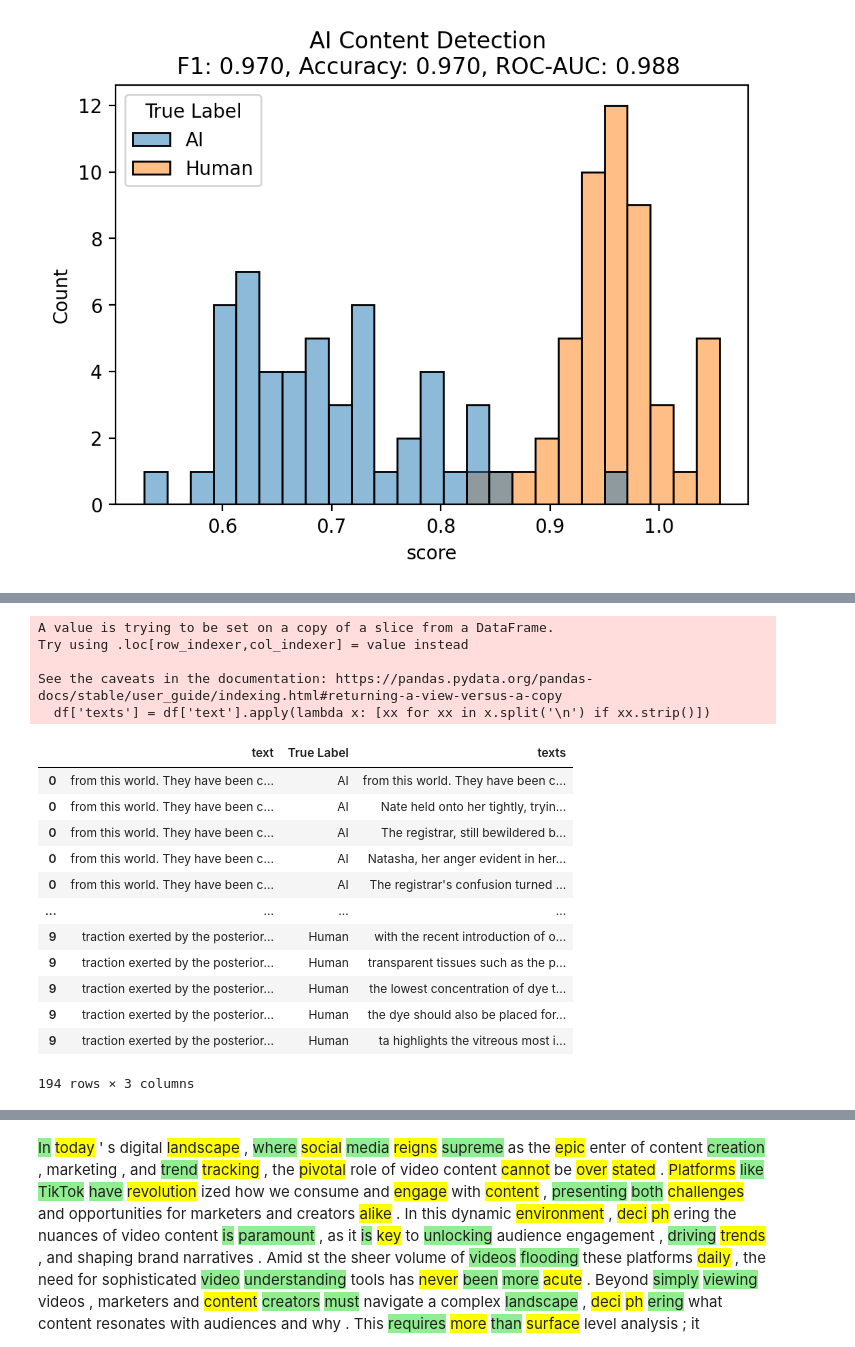
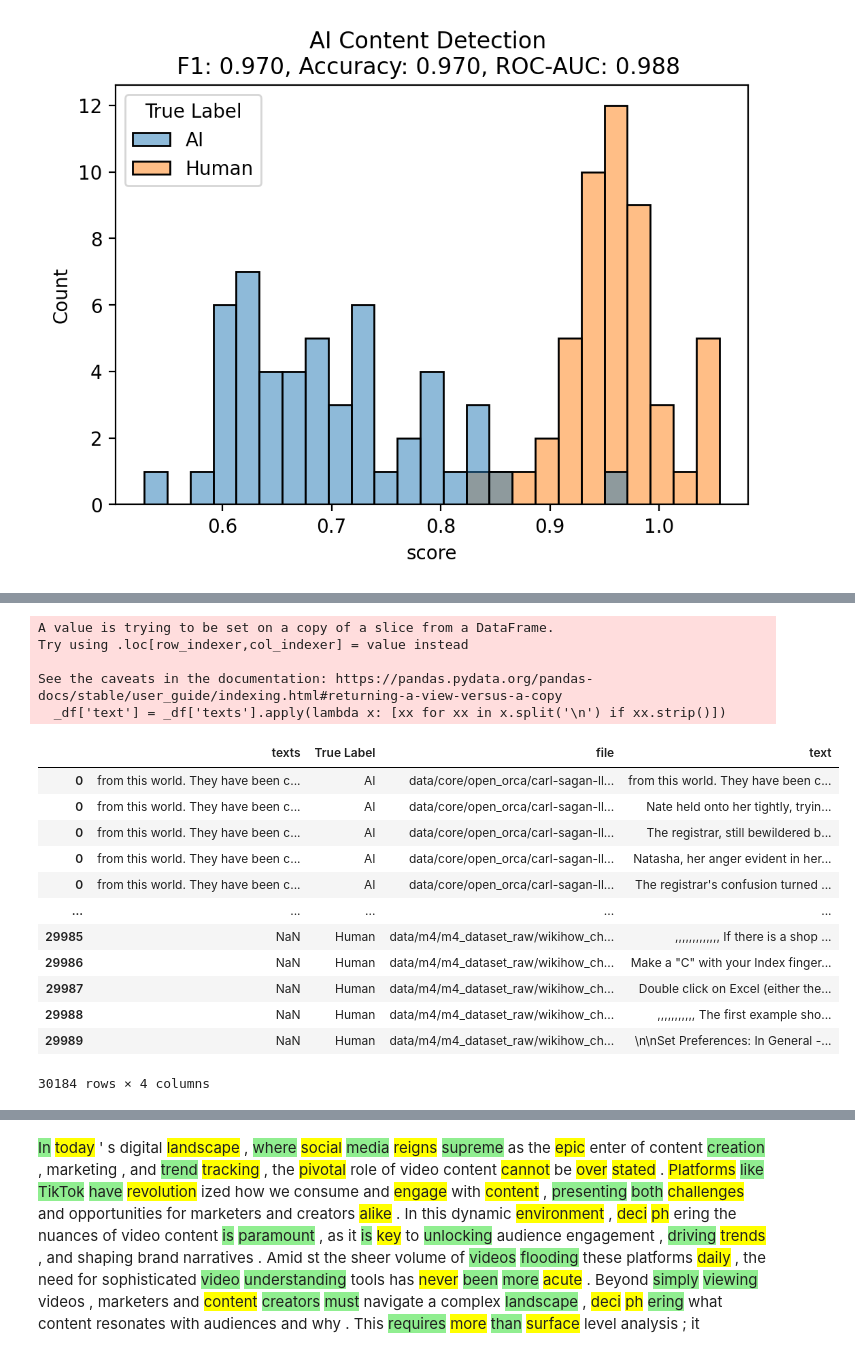
Before and after one commit to wangjing0/ai_detector, a Jupyter notebook: detector.ipynb, the cells around one changed output, grey strips where cells are left out. Cells and saved outputs as stored; diff of their text form; code cells hidden in the pictures.

```diff
--- a/detector.ipynb
+++ b/detector.ipynb
@@ -266,0 +271,7 @@ len(filenames)
+# %%
+with open('data/m4/m4_dataset_raw/yelp_review_2800.json', 'r') as f:
+    data = json.load(f)
+
+df = pandas.DataFrame([{'text': d['start'], 'True Label': "Human"} for d in data][:200] + \
+     [{'text': d['paraphrase_dipper_llm'], 'True Label': "AI"} for d in data if 'paraphrase_dipper_llm' in d][:200] )
+df
@@ -267,33 +292,51 @@ len(filenames)
 # %%
+import glob, json
+
+filenames = []
 data = []
+for folder in ['open_orca','cc_news' , 'cnn', 'pubmed']:
+    filenames.extend(glob.glob(f'data/core/{folder}/*.jsonl') )
+
 for file in tqdm(filenames):
     with open(file, 'r') as f:
         json_data = json.loads(f.readline())
-        data.append(json_data)
+        data.append(json_data|{'file':file} )
 
 data = pandas.DataFrame(data)
-data['text'] = data[['response', 'text', 'article']].apply(lambda x: ' '.join(x.dropna()), axis=1)
+data['texts'] = data[['response', 'text', 'article']].apply(lambda x: ' '.join(x.dropna()), axis=1)
 data['True Label'] = data.apply(lambda x: 'Human' if type(x['article'])==str else 'AI', axis=1)
-df = data[['text', 'True Label']]
-df['texts'] = df['text'].apply(lambda x: [xx for xx in x.split('\n') if xx.strip()])
-df = df.explode('texts')
+_df = data[['texts', 'True Label', 'file']]
+_df['text'] = _df['texts'].apply(lambda x: [xx for xx in x.split('\n') if xx.strip()])
+df1 = _df.explode('text')
+
+filenames = glob.glob('data/m4/m4_dataset_raw/*.csv')
+data = []
+for file in tqdm(filenames):
+    if ('_chatGPT' in file or '_chatgpt' in file) and ('wiki' in file or 'reddit' in file or 'arxiv' in file):
+        _df = pandas.read_csv(file)
+        _df['file'] = file
+        data.extend( _df.to_dict(orient='records'))
+df2 = pandas.DataFrame([{'text': d['machine_text'], 'True Label': "AI", 'file': d['file']} for d in data] + \
+     [{'text': d['human_text'], 'True Label': "Human", 'file': d['file']} for d in data] )
+
+df = pandas.concat([df1, df2])
 df
 # %% [output]
 A value is trying to be set on a copy of a slice from a DataFrame.
 Try using .loc[row_indexer,col_indexer] = value instead
 
 See the caveats in the documentation: https://pandas.pydata.org/pandas-docs/stable/user_guide/indexing.html#returning-a-view-versus-a-copy
-  df['texts'] = df['text'].apply(lambda x: [xx for xx in x.split('\n') if xx.strip()])
+  _df['text'] = _df['texts'].apply(lambda x: [xx for xx in x.split('\n') if xx.strip()])
-|  | text | True Label | texts |
-| 0 | from this world. They have been c... | AI | from this world. They have been c... |
-| 0 | from this world. They have been c... | AI | Nate held onto her tightly, tryin... |
-| 0 | from this world. They have been c... | AI | The registrar, still bewildered b... |
-| 0 | from this world. They have been c... | AI | Natasha, her anger evident in her... |
-| 0 | from this world. They have been c... | AI | The registrar's confusion turned ... |
-| ... | ... | ... | ... |
-| 9 | traction exerted by the posterior... | Human | with the recent introduction of o... |
-| 9 | traction exerted by the posterior... | Human | transparent tissues such as the p... |
-| 9 | traction exerted by the posterior... | Human | the lowest concentration of dye t... |
-| 9 | traction exerted by the posterior... | Human | the dye should also be placed for... |
-| 9 | traction exerted by the posterior... | Human | ta highlights the vitreous most i... |
+|  | texts | True Label | file | text |
+| 0 | from this world. They have been c... | AI | data/core/open_orca/carl-sagan-ll... | from this world. They have been c... |
+| 0 | from this world. They have been c... | AI | data/core/open_orca/carl-sagan-ll... | Nate held onto her tightly, tryin... |
+| 0 | from this world. They have been c... | AI | data/core/open_orca/carl-sagan-ll... | The registrar, still bewildered b... |
+| 0 | from this world. They have been c... | AI | data/core/open_orca/carl-sagan-ll... | Natasha, her anger evident in her... |
+| 0 | from this world. They have been c... | AI | data/core/open_orca/carl-sagan-ll... | The registrar's confusion turned ... |
+| ... | ... | ... | ... | ... |
+| 29985 | NaN | Human | data/m4/m4_dataset_raw/wikihow_ch... | ,,,,,,,,,,,,, If there is a shop ... |
+| 29986 | NaN | Human | data/m4/m4_dataset_raw/wikihow_ch... | Make a "C" with your Index finger... |
+| 29987 | NaN | Human | data/m4/m4_dataset_raw/wikihow_ch... | Double click on Excel (either the... |
+| 29988 | NaN | Human | data/m4/m4_dataset_raw/wikihow_ch... | ,,,,,,,,,,, The first example sho... |
+| 29989 | NaN | Human | data/m4/m4_dataset_raw/wikihow_ch... | \n\nSet Preferences: In General -... |
-194 rows × 3 columns
+30184 rows × 4 columns
```
Also changed, not shown: parts of 17 cells of this notebook, 1 other file.
